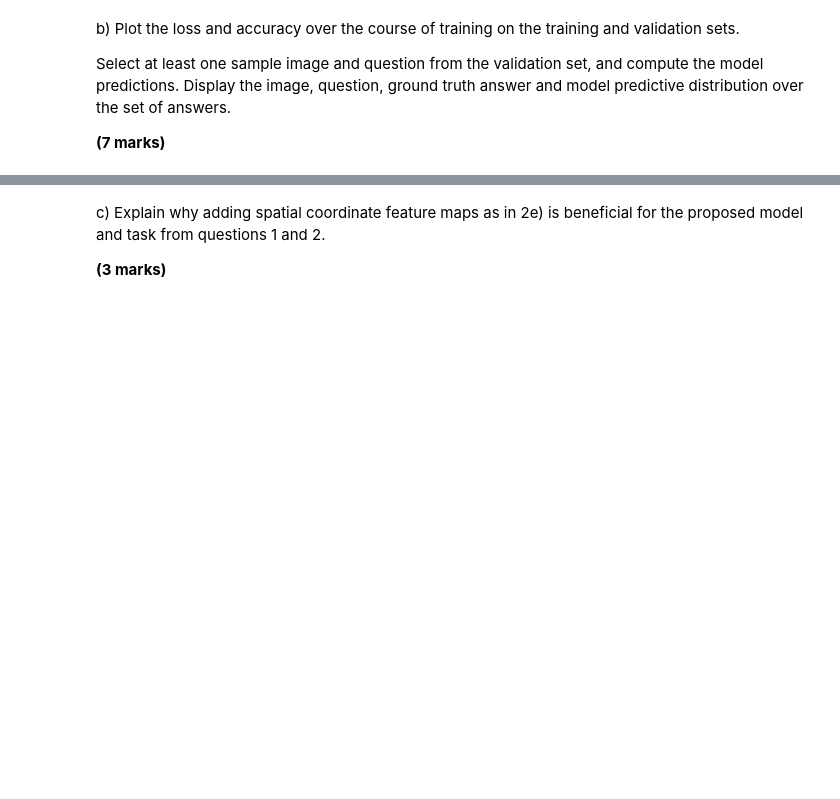
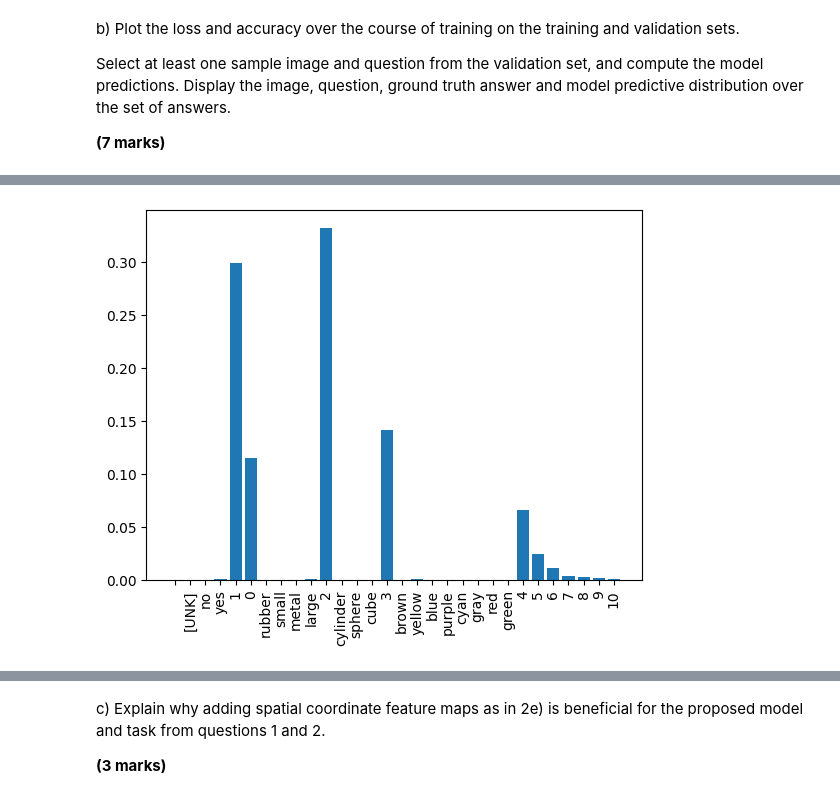
Before and after one commit to frasermartinx/DL, a Jupyter notebook: Week 7/DL_CW2_02476922/DL_CW2_02476922.ipynb, the cells around one changed output, grey strips where cells are left out. Cells and saved outputs as stored; diff of their text form; code cells hidden in the pictures; blank space fills up the shorter version.

```diff
--- a/Week 7/DL_CW2_02476922/DL_CW2_02476922.ipynb
+++ b/Week 7/DL_CW2_02476922/DL_CW2_02476922.ipynb
@@ -675,0 +691,3 @@ tf.Tensor(15, shape=(), dtype=int64)
+# %%
+pred = fm.predict((eg_q[None,:],eg_i[None,:])).squeeze(0)
+print(f"Predicted answer: {vocab_ans[tf.argmax(pred)]}")
@@ -675,0 +697,6 @@ tf.Tensor(15, shape=(), dtype=int64)
+# %%
+plt.bar(vocab_ans, pred)
+plt.xticks(rotation=90)
+plt.show()
+# %% [output]
+[figure, added]
```
Also changed, not shown: parts of 17 cells of this notebook.
